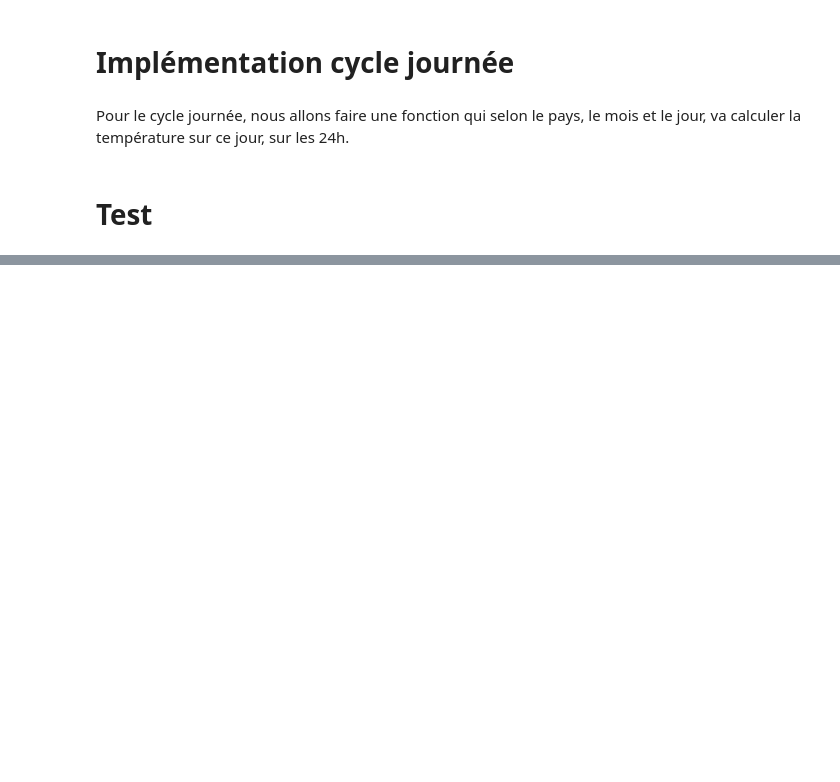
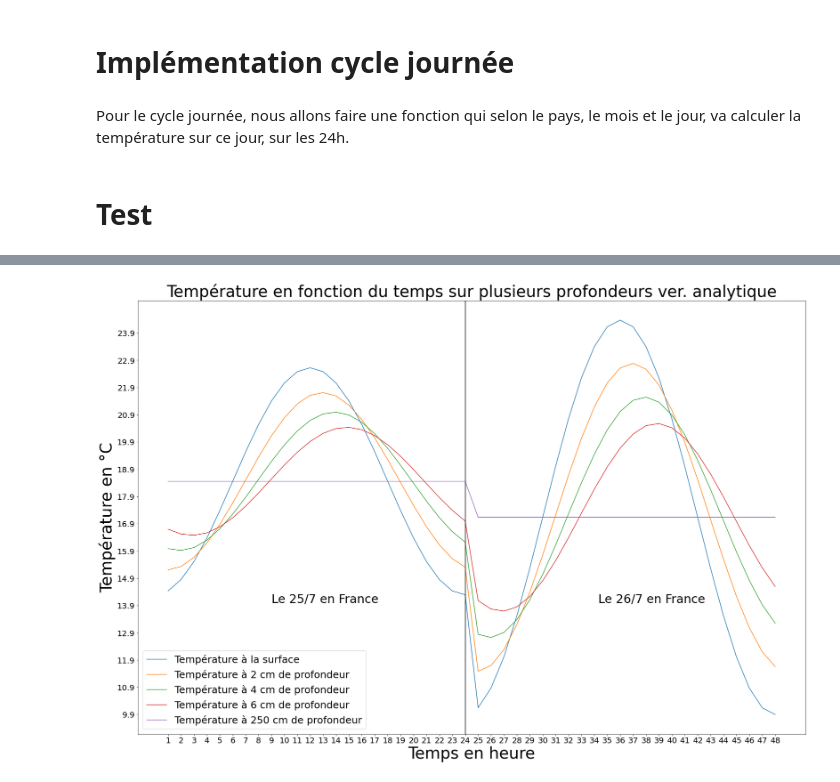
Before and after one commit to Amine695/ProjetTemp, a Jupyter notebook: Implémentation C-N (Tahar).ipynb, the cells around one changed output, grey strips where cells are left out. Saved outputs shown, nothing was run; the diff lists cells and outputs as text; code cells hidden in the pictures; blank space fills up the shorter version.

```diff
--- a/Implémentation C-N (Tahar).ipynb
+++ b/Implémentation C-N (Tahar).ipynb
@@ -2229,0 +2445,48 @@ cn_days("France",1,1,D_Fr,t_fin,L,dx,dt)
+# %%
+#Calcul pour un jour
+res_ana = ana_days(pays,mois,jour,periode,omega,D_Fr)
+res_ana_2 = ana_days(pays,mois,jour+1,periode,omega,D_Fr)
+# %%
+#On vide les listes de stockages
+temp_0_cm.clear()
+temp_2_cm.clear()
+temp_4_cm.clear()
+temp_6_cm.clear()
+temp_250_cm.clear()
+
+#X-axis
+time = [i for i in range(1,49)]
+
+#Y-axis
+temp_0_cm = []
+temp_2_cm = []
+temp_4_cm = []
+temp_6_cm = []
+temp_250_cm = []
+
+temp_0_cm = res_ana[0].tolist() + res_ana_2[0].tolist()
+temp_2_cm = res_ana[1].tolist() + res_ana_2[1].tolist()
+temp_4_cm = res_ana[2].tolist() + res_ana_2[2].tolist()
+temp_6_cm = res_ana[3].tolist() + res_ana_2[3].tolist()
+temp_250_cm = res_ana[4].tolist() + res_ana_2[4].tolist()
+
+#Plot
+fig = plt.figure(figsize=(30,20))
+plt.plot(time, temp_0_cm, label="Température à la surface")
+plt.plot(time, temp_2_cm,label="Température à 2 cm de profondeur")
+plt.plot(time, temp_4_cm,label="Température à 4 cm de profondeur")
+plt.plot(time, temp_6_cm,label="Température à 6 cm de profondeur")
+plt.plot(time, temp_250_cm,label="Température à 250 cm de profondeur")
+plt.xticks(np.arange(min(time), max(time)+1, 1.0))
+plt.yticks(np.arange(min(min(temp_0_cm),min(temp_2_cm),min(temp_4_cm),min(temp_6_cm),min(temp_250_cm)),max(max(temp_0_cm),max(temp_2_cm),max(temp_4_cm),max(temp_6_cm),max(temp_250_cm)),1.0))
+ax.tick_params(labelsize=40)
+plt.legend(prop={'size': 25})
+plt.xlabel('Temps en heure',fontsize=40)
+plt.ylabel('Température en °C',fontsize=40)
+plt.title("Température en fonction du temps sur plusieurs profondeurs ver. analytique",fontsize=40)
+plt.text(9, 14,f"Le {jour}/{mois} en {pays}",fontsize=30)
+plt.text(34.3, 14,f"Le {jour+1}/{mois} en {pays}",fontsize=30)
+plt.axvline(x=24.0,color='k')
+plt.savefig('Graphe_profondeur_ana.png',bbox_inches='tight')
+# %% [output]
+[figure, added]
```
Also changed, not shown: parts of 13 cells of this notebook.
